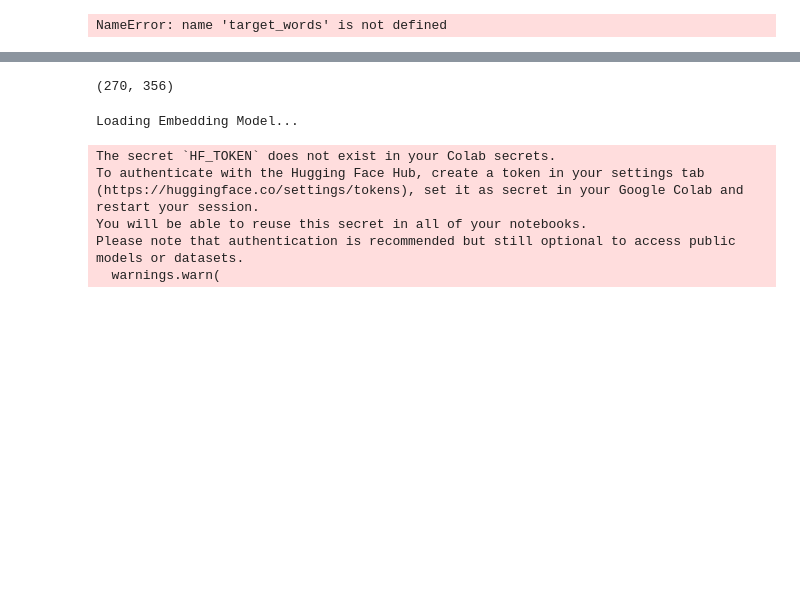
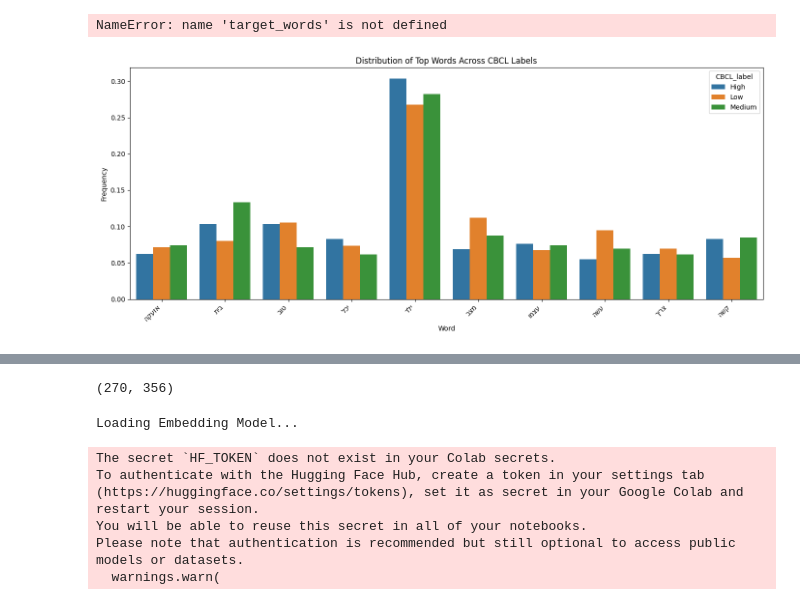
Before and after one commit to OfriA/AppliedProject52056, a Jupyter notebook: data/DataExploration.ipynb, the cells around one changed output, grey strips where cells are left out. Saved outputs shown, nothing was run; the diff lists cells and outputs as text; code cells hidden in the pictures; blank space fills up the shorter version.

```diff
--- a/data/DataExploration.ipynb
+++ b/data/DataExploration.ipynb
@@ -432,3 +411,65 @@ words
 target_words = list(set(target_words).union(words))
 # %% [output]
 NameError: name 'target_words' is not defined
+# %%
+from collections import Counter
+import pandas as pd
+
+# Flatten words with labels
+rows = []
+for _, row in data.iterrows():
+    for word in row['clean_content']:
+        rows.append({
+            'word': word,
+            'CBCL_label': row['CBCL_label']
+        })
+
+df_words = pd.DataFrame(rows)
+
+# Get top N words overall
+top_n = 10
+top_words = (
+    df_words['word']
+    .value_counts()
+    .head(top_n)
+    .index
+)
+
+df_top = df_words[df_words['word'].isin(top_words)]
+
+
+word_label_counts = (
+    df_top
+    .groupby(['word', 'CBCL_label'])
+    .size()
+    .reset_index(name='count')
+)
+
+
+word_label_counts['word_rtl'] = word_label_counts['word'].apply(lambda w: w[::-1])
+
+
+word_label_counts['normalized'] = (
+    word_label_counts
+    .groupby('CBCL_label')['count']
+    .transform(lambda x: x / x.sum())
+)
+
+
+plt.figure(figsize=(14, 6))
+sns.barplot(
+    data=word_label_counts,
+    x='word_rtl',
+    y='normalized',
+    hue='CBCL_label',
+    palette='tab10'
+)
+
+plt.title('Distribution of Top Words Across CBCL Labels')
+plt.xlabel('Word')
+plt.ylabel('Frequency')
+plt.xticks(rotation=45, ha='right')
+plt.tight_layout()
+plt.show()
+# %% [output]
+[figure, added]
```
Also changed, not shown: parts of 13 cells of this notebook.
